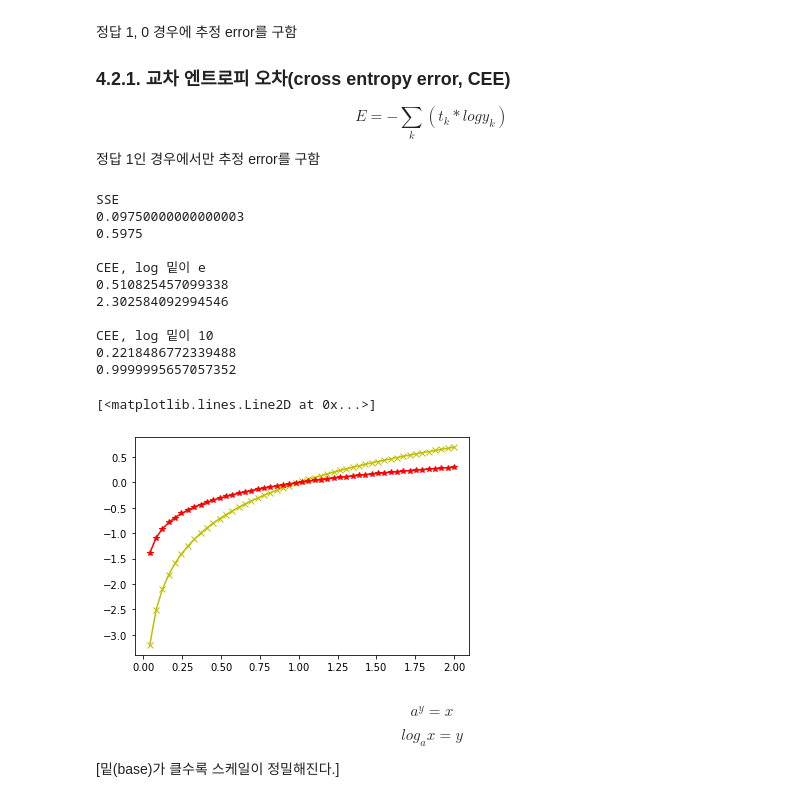
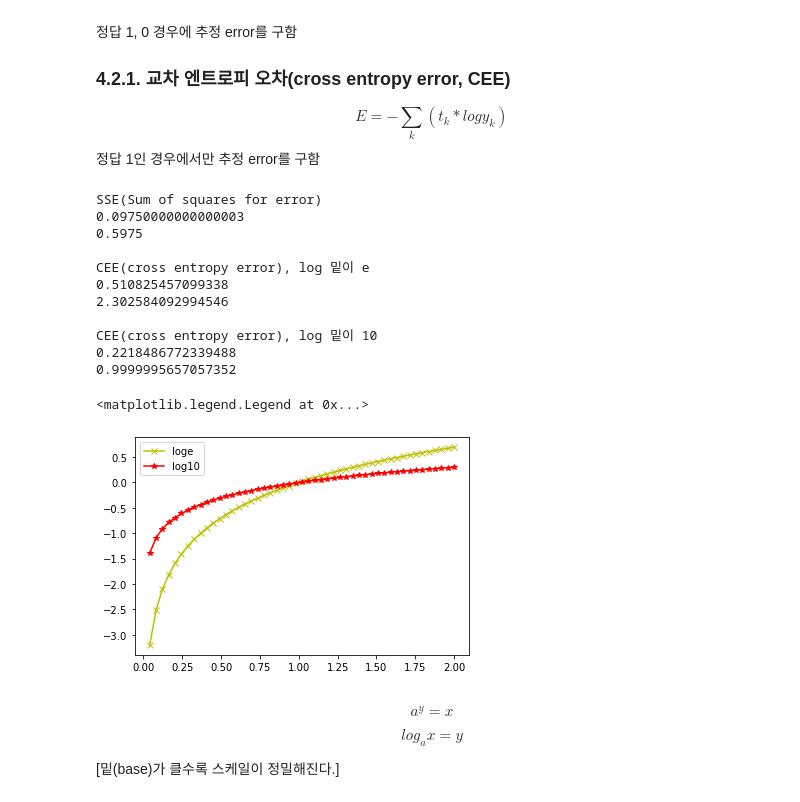
Before and after one commit to NuealYoon/deep-learning-from-scratch-master, a Jupyter notebook: ch04/chapter4 신경망 학습.ipynb, the cells around one changed output. Saved outputs shown, nothing was run; the diff lists cells and outputs as text; code cells hidden in the pictures.

```diff
--- a/ch04/chapter4 신경망 학습.ipynb
+++ b/ch04/chapter4 신경망 학습.ipynb
@@ -39,41 +39,42 @@ y1 = [0.1, 0.05, 0.6, 0.0, 0.05, 0.1, 0.0, 0.1, 0.0, 0.0]
 y2 = [0.1, 0.05, 0.1, 0.0, 0.05, 0.1, 0.0, 0.6, 0.0, 0.0]
 
 
-print('SSE')
+print('SSE(Sum of squares for error)')
 print(sum_squares_error(np.array(y1), np.array(t)))
 print(sum_squares_error(np.array(y2), np.array(t)))
 print(' ')
-print('CEE, log 밑이 e')
+print('CEE(cross entropy error), log 밑이 e')
 print(cross_entropy_error(np.array(y1), np.array(t)))
 print(cross_entropy_error(np.array(y2), np.array(t)))
 print(' ')
-print('CEE, log 밑이 10')
+print('CEE(cross entropy error), log 밑이 10')
 print(cross_entropy_error_log10(np.array(y1), np.array(t)))
 print(cross_entropy_error_log10(np.array(y2), np.array(t)))
 # %% [output]
-SSE
+SSE(Sum of squares for error)
 0.09750000000000003
 0.5975
 
-CEE, log 밑이 e
+CEE(cross entropy error), log 밑이 e
 0.510825457099338
 2.302584092994546
 
-CEE, log 밑이 10
+CEE(cross entropy error), log 밑이 10
 0.2218486772339488
 0.9999995657057352
 # %%
 from matplotlib import pyplot as plt
 
 x = np.linspace(0, 2)
 y1=np.log(x) # 자연로그 (밑이 e)
 y2=np.log10(x)
 
-plt.plot(x, y1, 'y-x')
-plt.plot(x, y2, 'r-*')
+plt.plot(x, y1, 'y-x', label='loge')
+plt.plot(x, y2, 'r-*', label='log10')
+plt.legend()
 # %% [output]
-[<matplotlib.lines.Line2D at 0x...>]
+<matplotlib.legend.Legend at 0x...>
-[figure, old version]
+[figure, new version]
 # %% [markdown]
 $$ a^y = x $$
 
```
Also changed, not shown: parts of 19 cells of this notebook.
